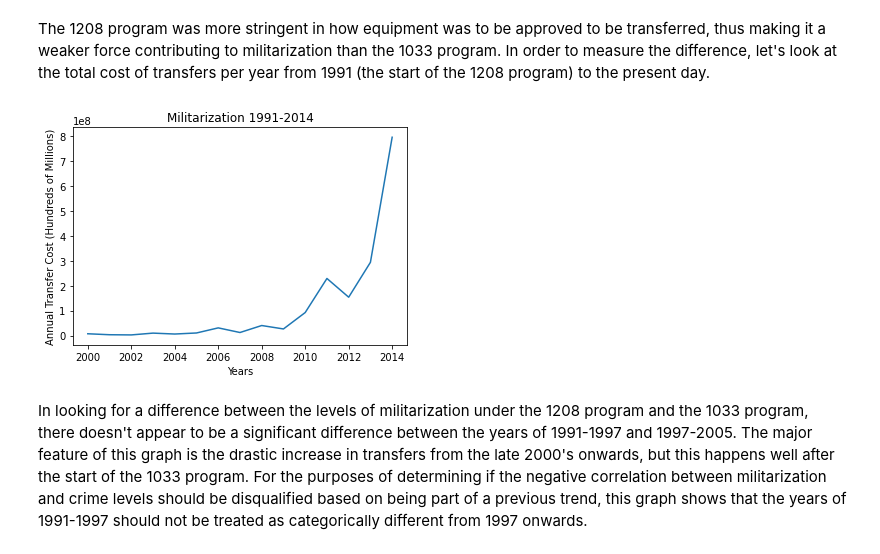
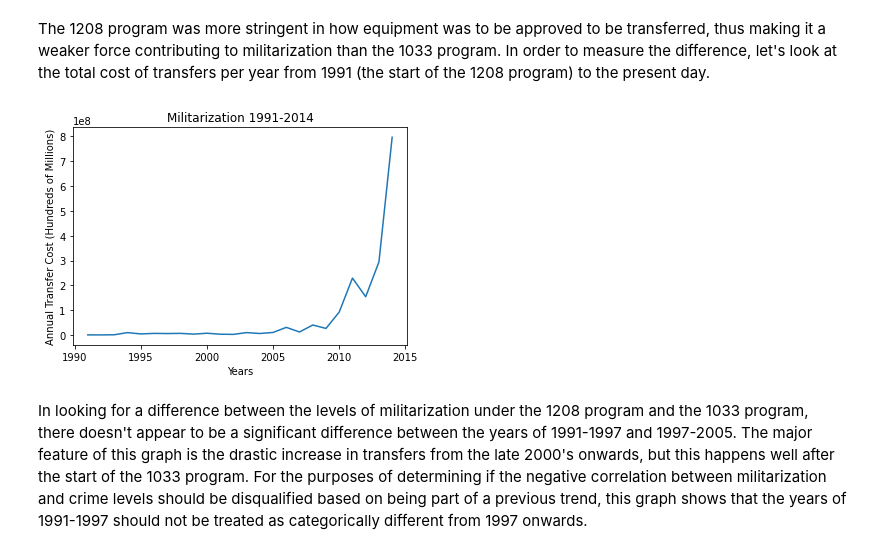
Before and after one commit to Sunil-Narayan/367MidtermSunilNarayan, a Jupyter notebook: final - Police Militarization Midterm.ipynb, the cells around one changed output. Saved outputs shown, nothing was run; the diff lists cells and outputs as text; code cells hidden in the pictures.

Commit message:
fixed part 2 graph

```diff
--- a/final - Police Militarization Midterm.ipynb
+++ b/final - Police Militarization Midterm.ipynb
@@ -314,23 +314,24 @@ The 1208 program was more stringent in how equipment was to be approved to be tr
 # %%
 MTF2 = pd.read_csv("MilitaryTranferSpreadsheet.csv")
 MTF2 = MTF2.loc[:,['Cost', 'Ship Date']]
 MTF2['Ship Date'] = MTF2['Ship Date'].str[-4:]
 MTF2['Ship Date'] = MTF2['Ship Date'].astype(int)
 MTF2 = MTF2.rename(columns = {"Ship Date" : "Year"})
 MTF2 = MTF2[MTF2.Year<=2014]
-MTF2 = MTF2.groupby('Year', as_index = False).sum()\
+MTF2 = MTF2.groupby('Year', as_index = False).sum()
+MTF2.head()
 
-x = MTF["Year"]
-y = MTF["Cost"]
+x = MTF2["Year"]
+y = MTF2["Cost"]
 
 plt.title('Militarization 1991-2014')
 plt.xlabel('Years')
 plt.ylabel('Annual Transfer Cost (Hundreds of Millions)')
 
 plt.plot(x,y)
 plt.show()
 # %% [output]
-[figure, old version]
+[figure, new version]
 # %% [markdown]
 In looking for a difference between the levels of militarization under the 1208 program and the 1033 program, there doesn't appear to be a significant difference between the years of 1991-1997 and 1997-2005. The major feature of this graph is the drastic increase in transfers from the late 2000's onwards,  but this happens well after the start of the 1033 program. For the purposes of determining if the negative correlation between militarization and crime levels should be disqualified based on being part of a previous trend, this graph shows that the years of 1991-1997 should not be treated as categorically different from 1997 onwards.
 # %% [markdown]
```
Also changed, not shown: 3 other files.
